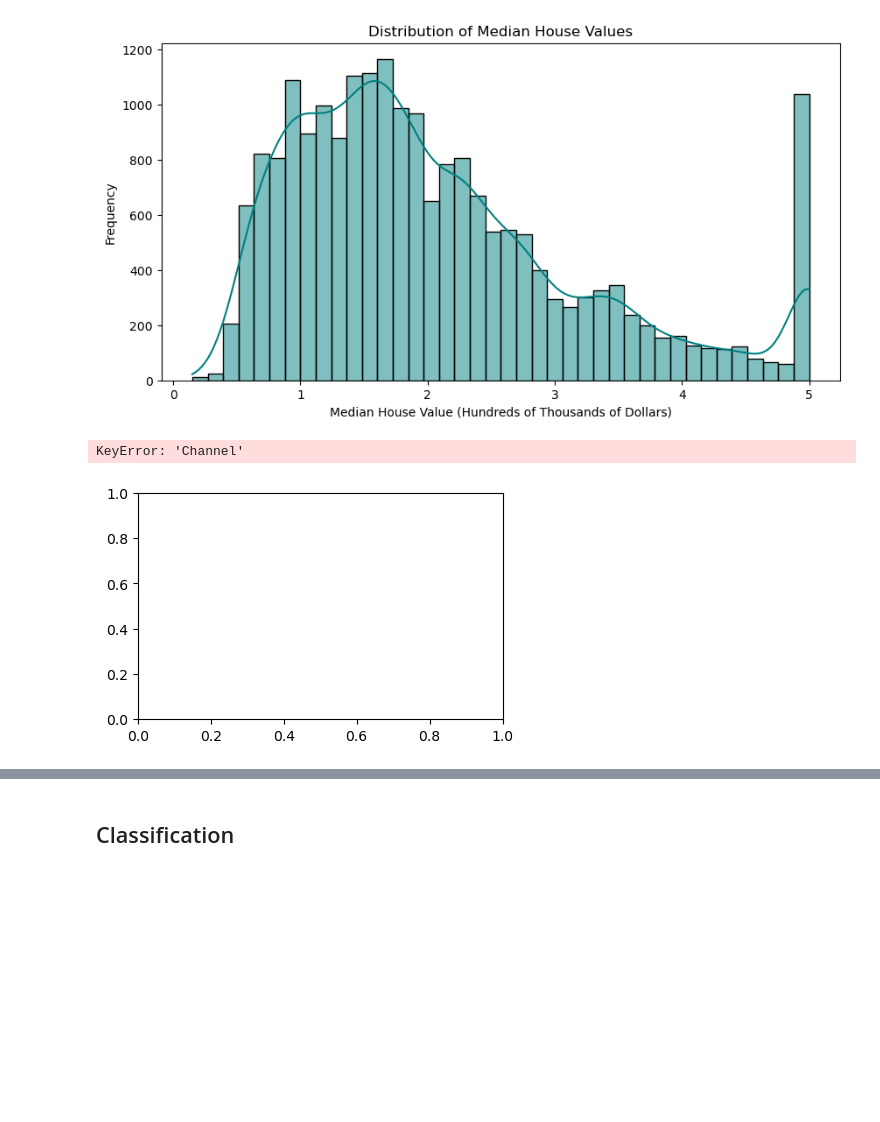
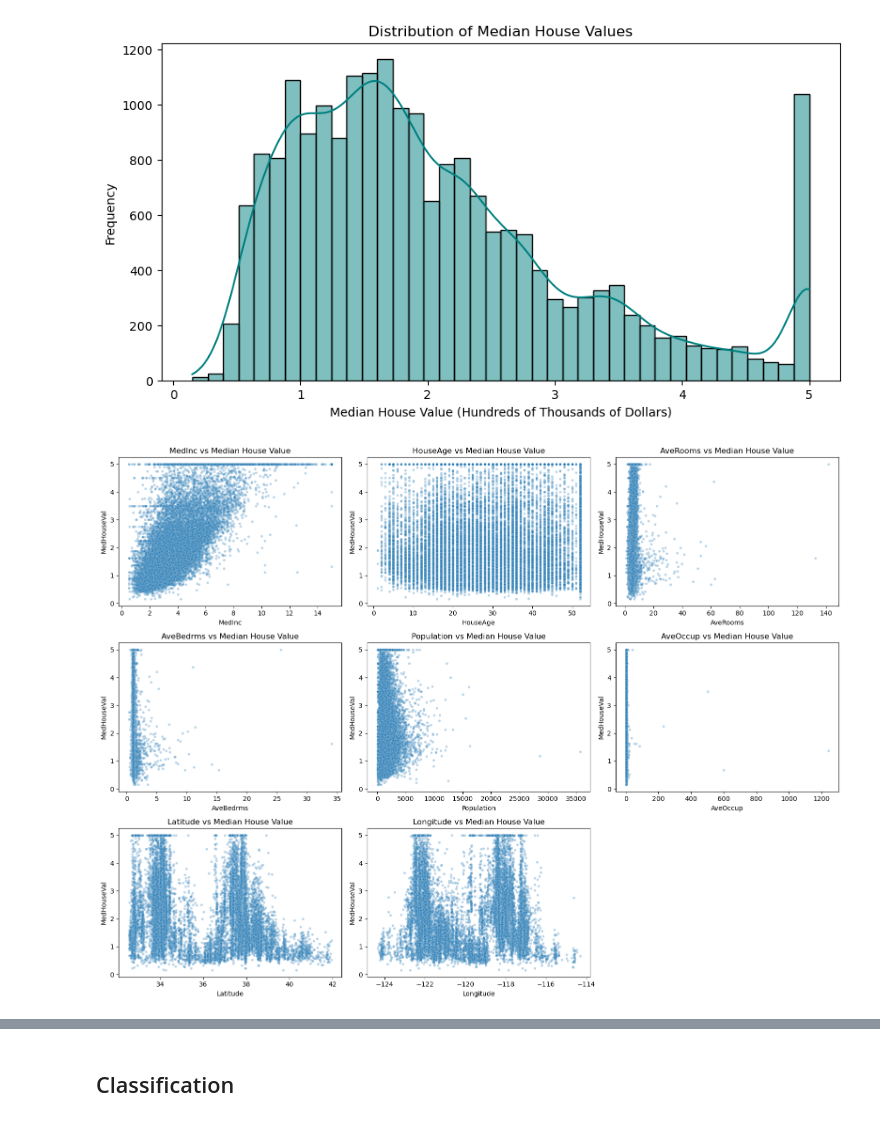
Before and after one commit to Gyrith/Machine-Learning-Models, a Jupyter notebook: Supervised Learning/XGBoost.ipynb, the cells around one changed output, grey strips where cells are left out. Saved outputs shown, nothing was run; the diff lists cells and outputs as text; code cells hidden in the pictures; blank space fills up the shorter version.

```diff
--- a/Supervised Learning/XGBoost.ipynb
+++ b/Supervised Learning/XGBoost.ipynb
@@ -211,21 +207,29 @@ plt.ylabel('Frequency')
 plt.show()
 # %% [output]
 [figure]
-# %%
-# outlier detection
-plt.figure(figsize=(16, 10))
-
-for i, column in enumerate(df.columns, 1):
-    plt.subplot(3, 3, i)
-
-    sns.boxplot(y=housing_df[column],color='skyblue')
-
-    plt.title(f'Boxplot of {column}')
-
-plt.tight_layout()
-plt.show()
-# %% [output]
-KeyError: 'Channel'
-[figure, removed]
 # %%
-# feature rlship with target cvariable
+# feature rlship with target variable
+features = [
+    'MedInc',
+    'HouseAge',
+    'AveRooms',
+    'AveBedrms',
+    'Population',
+    'AveOccup',
+    'Latitude',
+    'Longitude'
+]
+
+plt.figure(figsize=(16, 12))
+
+for i, feature in enumerate(features, 1):
+    plt.subplot(3, 3, i)
+
+    sns.scatterplot(data=housing_df,x=feature,y='MedHouseVal',alpha=0.3,s=15)
+
+    plt.title(f'{feature} vs Median House Value')
+
+plt.tight_layout()
+plt.show()
+# %% [output]
+[figure, added]
```
Also changed, not shown: parts of 49 cells of this notebook.
